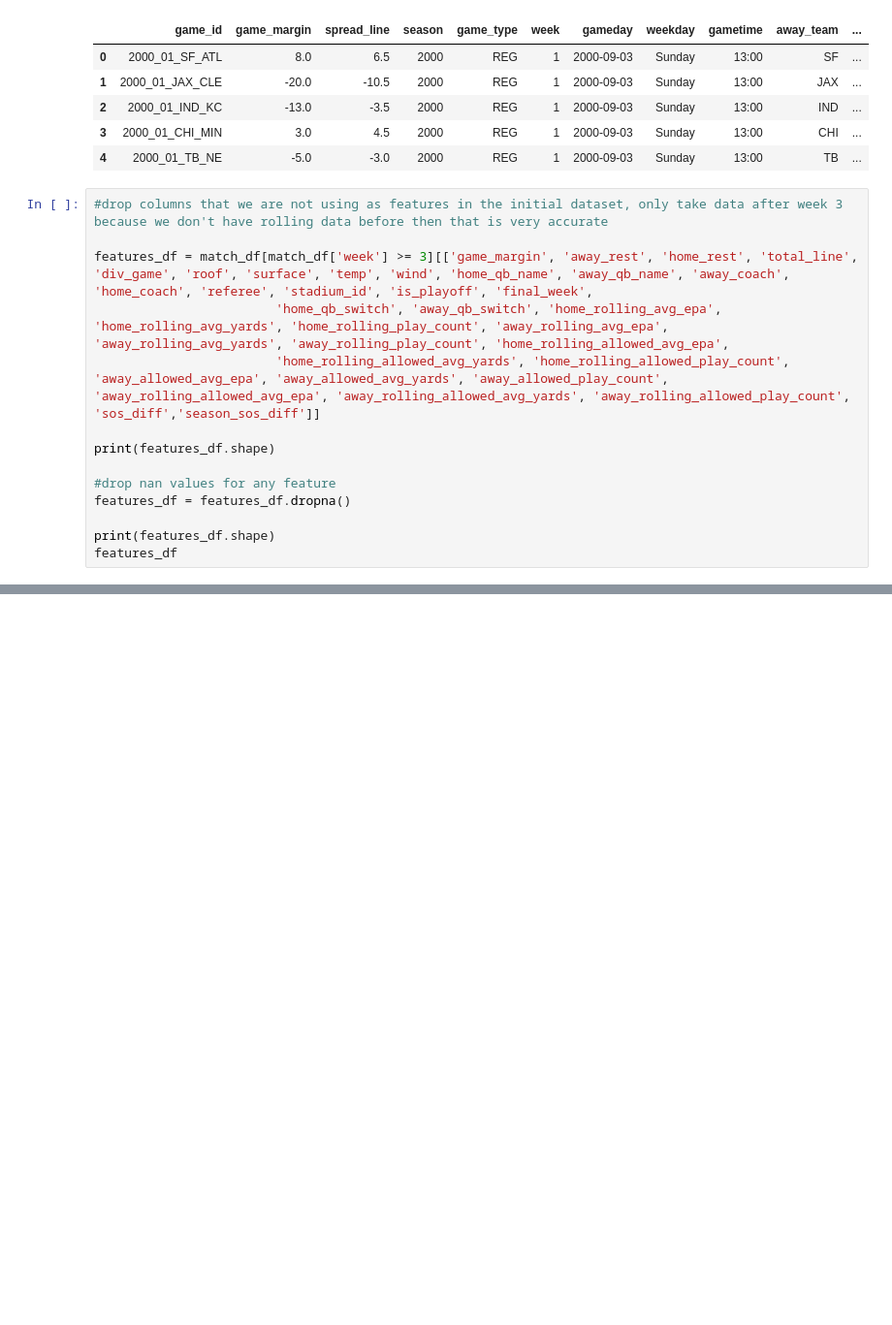
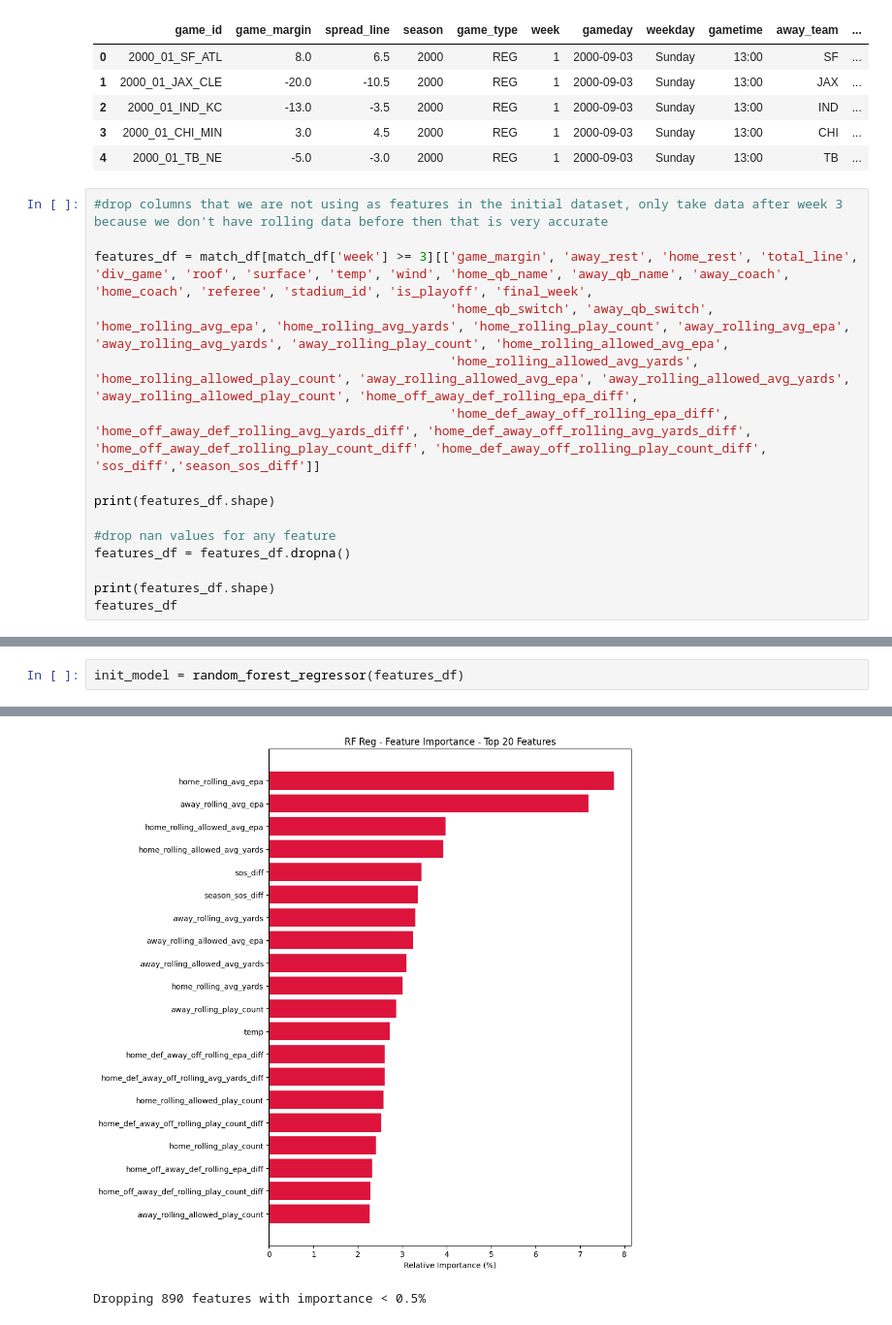
Before and after one commit to joscho11/BettingEdge, a Jupyter notebook: DS606_TeamE_Schoenbaum_Kuykendall_BettingEdge.ipynb, the cells around one changed output, grey strips where cells are left out. Shown at 97% size. Saved outputs shown, nothing was run; the diff lists cells and outputs as text; blank space fills up the shorter version.

```diff
--- a/DS606_TeamE_Schoenbaum_Kuykendall_BettingEdge.ipynb
+++ b/DS606_TeamE_Schoenbaum_Kuykendall_BettingEdge.ipynb
@@ -426,8 +458,9 @@ match_df.head()
 #drop columns that we are not using as features in the initial dataset, only take data after week 3 because we don't have rolling data before then that is very accurate
 
 features_df = match_df[match_df['week'] >= 3][['game_margin', 'away_rest', 'home_rest', 'total_line', 'div_game', 'roof', 'surface', 'temp', 'wind', 'home_qb_name', 'away_qb_name', 'away_coach', 'home_coach', 'referee', 'stadium_id', 'is_playoff', 'final_week',
-                        'home_qb_switch', 'away_qb_switch', 'home_rolling_avg_epa', 'home_rolling_avg_yards', 'home_rolling_play_count', 'away_rolling_avg_epa', 'away_rolling_avg_yards', 'away_rolling_play_count', 'home_rolling_allowed_avg_epa',
-                        'home_rolling_allowed_avg_yards', 'home_rolling_allowed_play_count', 'away_allowed_avg_epa', 'away_allowed_avg_yards', 'away_allowed_play_count', 'away_rolling_allowed_avg_epa', 'away_rolling_allowed_avg_yards', 'away_rolling_allowed_play_count', 'sos_diff','season_sos_diff']]
+                                               'home_qb_switch', 'away_qb_switch', 'home_rolling_avg_epa', 'home_rolling_avg_yards', 'home_rolling_play_count', 'away_rolling_avg_epa', 'away_rolling_avg_yards', 'away_rolling_play_count', 'home_rolling_allowed_avg_epa',
+                                               'home_rolling_allowed_avg_yards', 'home_rolling_allowed_play_count', 'away_rolling_allowed_avg_epa', 'away_rolling_allowed_avg_yards', 'away_rolling_allowed_play_count', 'home_off_away_def_rolling_epa_diff',
+                                               'home_def_away_off_rolling_epa_diff', 'home_off_away_def_rolling_avg_yards_diff', 'home_def_away_off_rolling_avg_yards_diff', 'home_off_away_def_rolling_play_count_diff', 'home_def_away_off_rolling_play_count_diff', 'sos_diff','season_sos_diff']]
 
 print(features_df.shape)
 
@@ -454,0 +599,3 @@ features_df
+# %%
+init_model = random_forest_regressor(features_df)
+# %% [output]
@@ -454,0 +619,2 @@ features_df
+[figure, added]
+Dropping 890 features with importance < 0.5%
```
Also changed, not shown: parts of 26 cells of this notebook.
